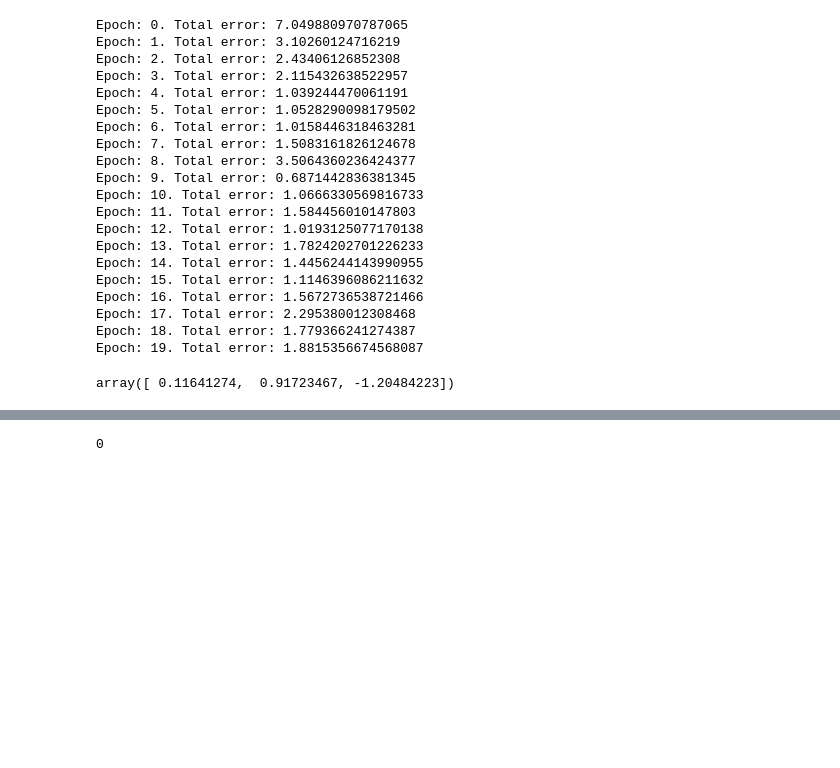
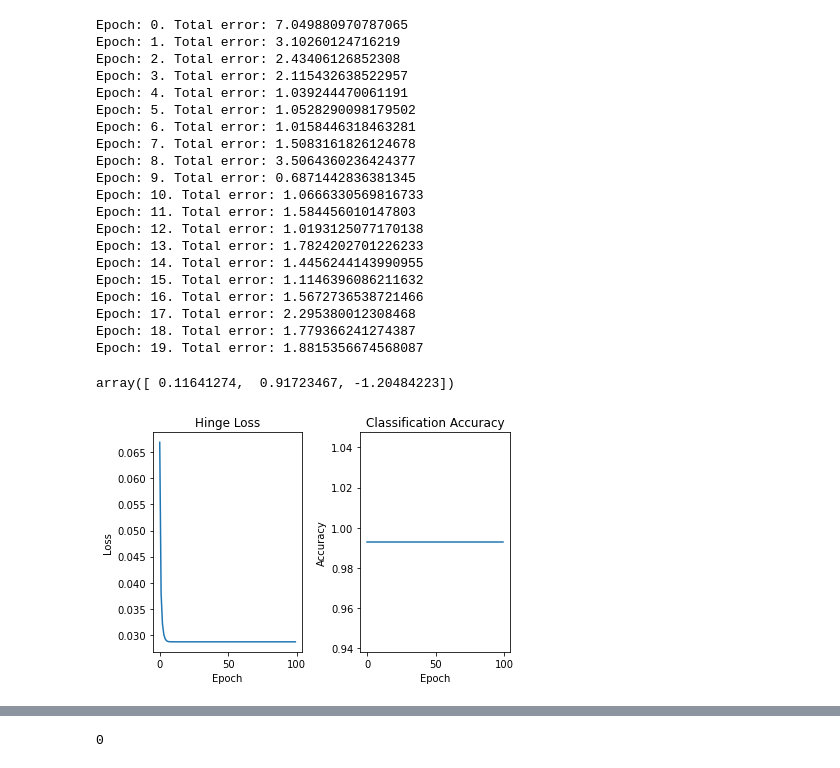
Before and after one commit to glarkstoat/SVM-using-SGD, a Jupyter notebook: test.ipynb, the cells around one changed output, grey strips where cells are left out. Saved outputs shown, nothing was run; the diff lists cells and outputs as text; code cells hidden in the pictures; blank space fills up the shorter version.

```diff
--- a/test.ipynb
+++ b/test.ipynb
@@ -28,3 +28,30 @@ Epoch: 19. Total error: 1.8815356674568087
 sgd.weight
 # %% [output]
 array([ 0.11641274,  0.91723467, -1.20484223])
+# %%
+## Dataset tiny
+
+import matplotlib.pyplot as plt
+from DataLoader import *
+from LinearSVM import *
+
+dataloader = DataLoader()
+xtrain, xtest, ytrain, ytest = dataloader.get_toydata_tiny()
+
+svm = LinearSVM(lr=0.5, C=0.01, max_iters=100, show_plot=False, batch_size=20)
+svm.fit(xtrain, ytrain)
+
+plt.subplot(1,2,1)
+plt.title("Hinge Loss")
+plt.plot(svm.losses)
+plt.xlabel("Epoch"); plt.ylabel("Loss")
+
+plt.subplot(1,2,2)
+plt.title("Classification Accuracy")
+plt.plot(svm.accuracies)
+plt.xlabel("Epoch"); plt.ylabel("Accuracy")
+
+plt.tight_layout()
+plt.show()
+# %% [output]
+[figure, added]
```
Also changed, not shown: parts of 4 cells of this notebook, 3 other files.
